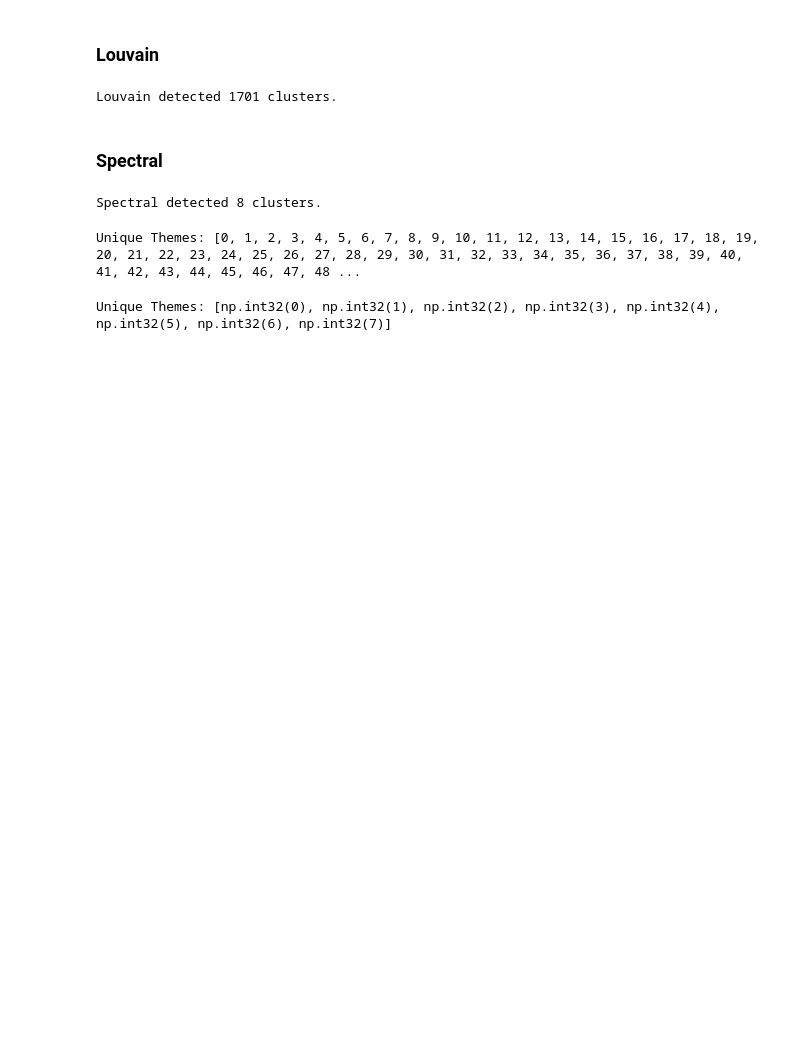
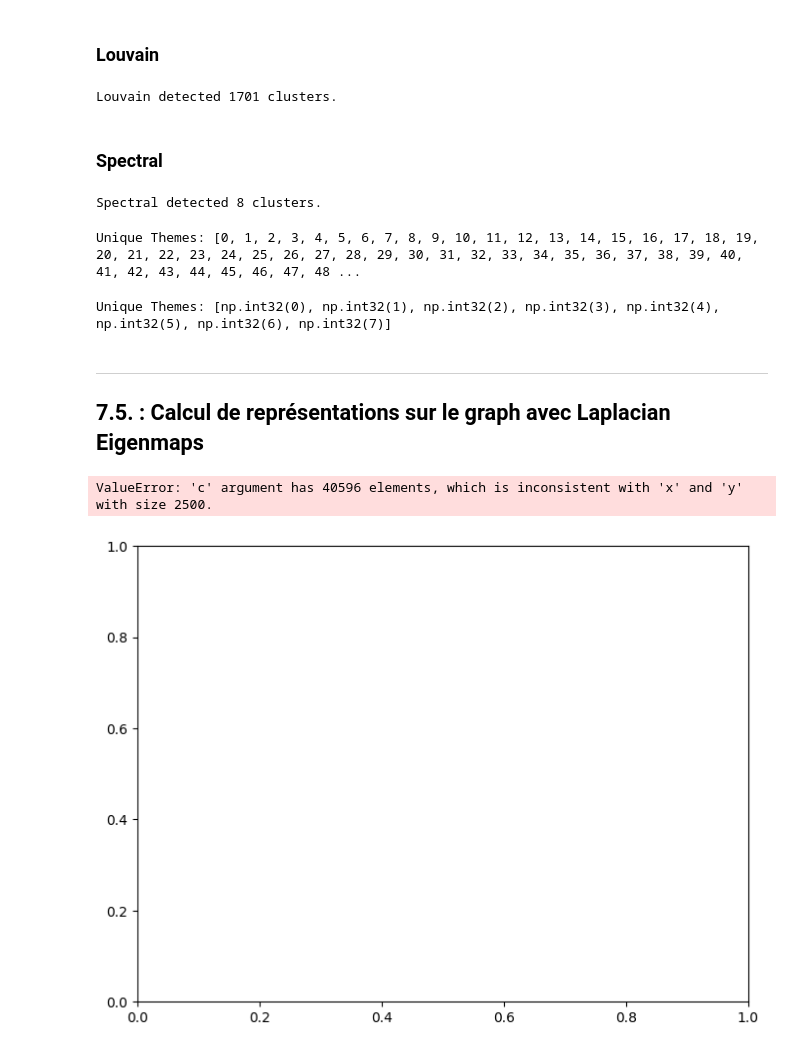
Before and after one commit to Bees11111/NetworkAnalysis_SearchEngine, a Jupyter notebook: partie3.ipynb, the cells around one changed output. Cells and saved outputs as stored; diff of their text form; code cells hidden in the pictures; blank space fills up the shorter version.

```diff
--- a/partie3.ipynb
+++ b/partie3.ipynb
@@ -353,3 +355,48 @@ vis = sigma.Sigma(G_sub)
 # vis
 # %% [output]
 Unique Themes: [np.int32(0), np.int32(1), np.int32(2), np.int32(3), np.int32(4), np.int32(5), np.int32(6), np.int32(7)]
+# %% [markdown]
+---
+
+## 7.5. : Calcul de représentations sur le graph avec Laplacian Eigenmaps
+# %%
+# Calcul des similarités sur les arêtes (ici, un exemple simple d'weights)
+for u, v in G_sub.edges():
+    G_sub[u][v]["weight"] = np.random.rand()  # Poids aléatoires pour chaque arête
+
+# 2. Calcul du Laplacien
+A = nx.adjacency_matrix(G_sub).toarray()  # Matrice d'adjacence
+degrees = np.sum(A, axis=1)  # Degré de chaque noeud
+D = np.diag(degrees)  # Matrice des degrés
+
+# Laplacien
+L = D - A
+
+# 3. Calcul des valeurs et vecteurs propres
+# On résout le problème aux valeurs propres pour obtenir les vecteurs de l'espace réduit
+# Note: Ne prendre que les k plus petites valeurs propres (ici k=2)
+eigenvalues, eigenvectors = eigh(L)
+
+# Sélectionner les k premières valeurs propres et leurs vecteurs associés
+k = 2
+embedding = eigenvectors[:, :k]  # Embedding de dimension 2 (puisque k=2)
+# %%
+# 4. Visualisation de l'Embedding obtenu via Laplacian Eigenmaps
+plt.figure(figsize=(8, 6))
+
+# Ensure the color array has the same number of nodes as the embedding
+node_colors = np.arange(len(G.nodes()))  # This should match the number of nodes in the embedding
+
+# If the number of nodes is mismatched, ensure they are consistent with the embedding size
+if len(node_colors) != len(embedding):
+    print(f"Warning: Size mismatch! Nodes: {len(node_colors)}, Embedding: {len(embedding)}")
+    node_colors = np.arange(len(embedding))  # Adjust node_colors to match the embedding size
+
+# Now plot the scatter plot
+plt.scatter(embedding[:, 0], embedding[:, 1], c=node_colors, cmap="viridis")
+plt.title("Projection via Laplacian Eigenmaps")
+plt.colorbar(label="Node index")
+plt.show()
+# %% [output]
+ValueError: 'c' argument has 40596 elements, which is inconsistent with 'x' and 'y' with size 2500.
+[figure, added]
```
Also changed, not shown: parts of 5 cells of this notebook, 3 other files.
